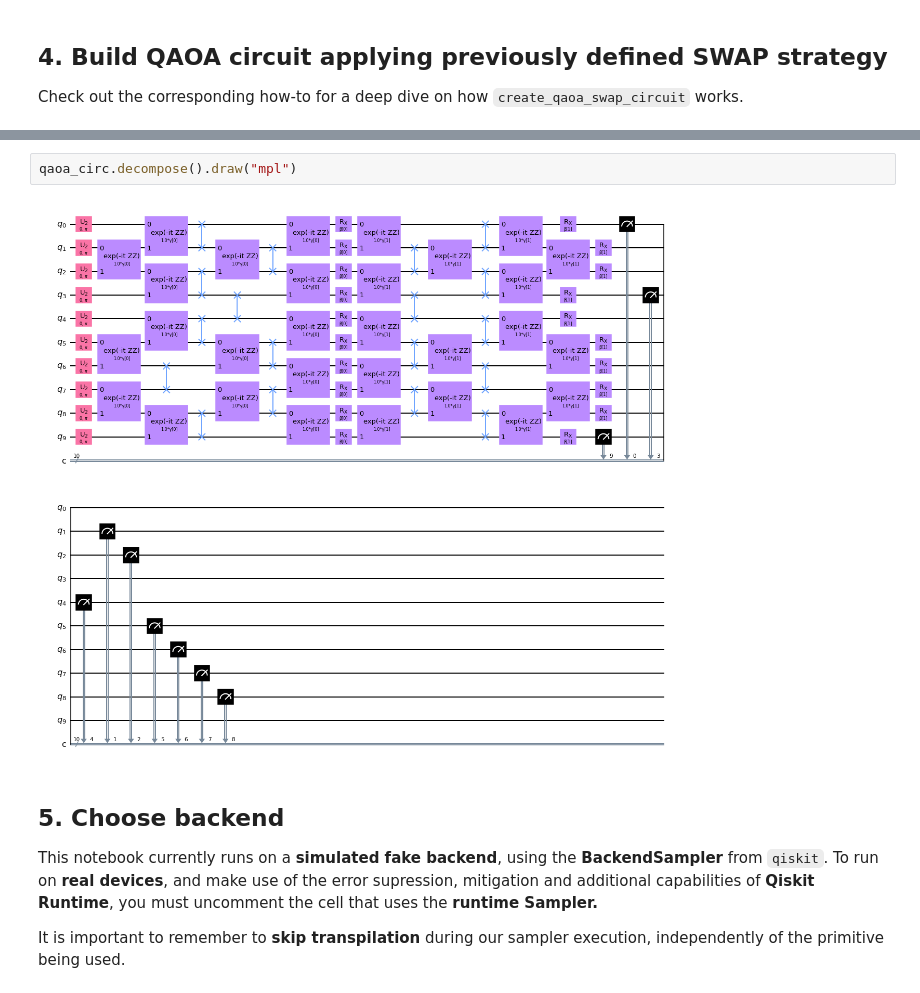
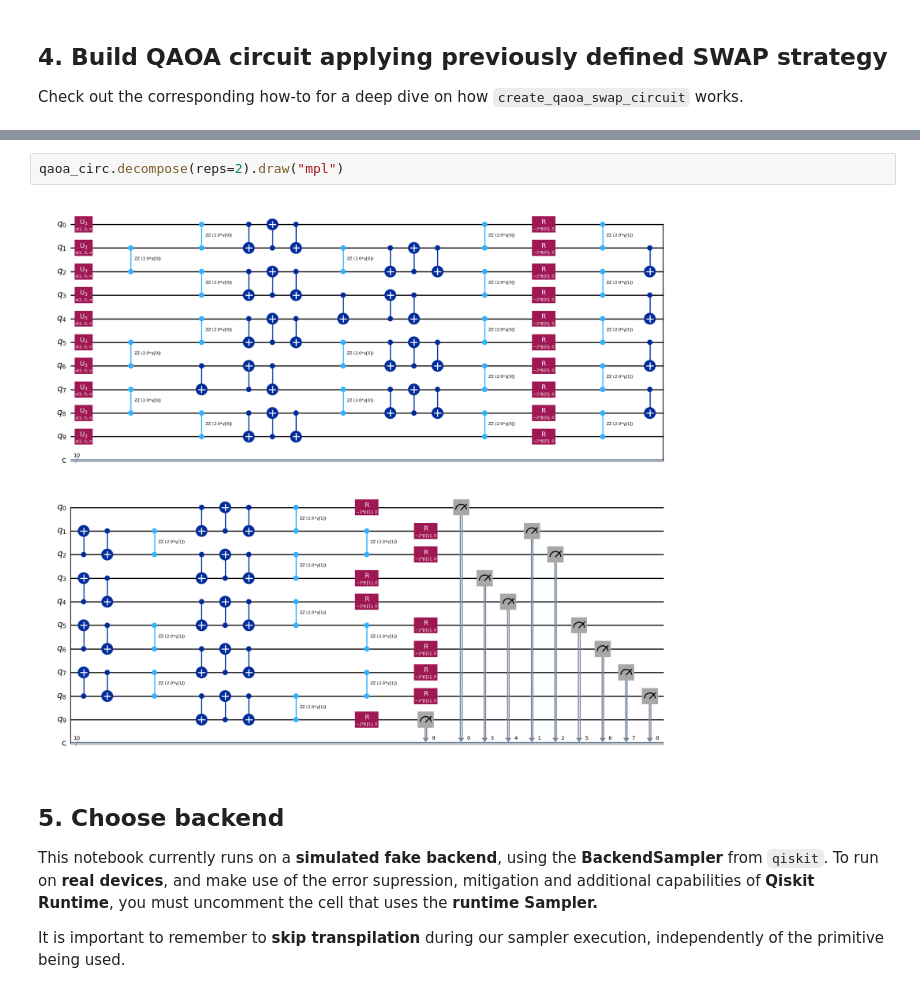
Before and after one commit to qiskit-community/qopt-best-practices, a Jupyter notebook: how_tos/how_to_optimize_qaoa_for_hw.ipynb, the cells around one changed output, grey strips where cells are left out. Drawn from its saved outputs; the diff is of its cells as text.

Commit message:
Update code to support backend v1 and v2, add tests. Improve notebook plotting function.

```diff
--- a/how_tos/how_to_optimize_qaoa_for_hw.ipynb
+++ b/how_tos/how_to_optimize_qaoa_for_hw.ipynb
@@ -106,7 +106,7 @@ qaoa_circ.draw("mpl")
 # %%
-qaoa_circ.decompose().draw("mpl")
+qaoa_circ.decompose(reps=2).draw("mpl")
 # %% [output]
-[figure, old version]
+[figure, new version]
 # %% [markdown]
 ## 5. Choose backend
 
```
Also changed, not shown: parts of 10 cells of this notebook, 7 other files.
